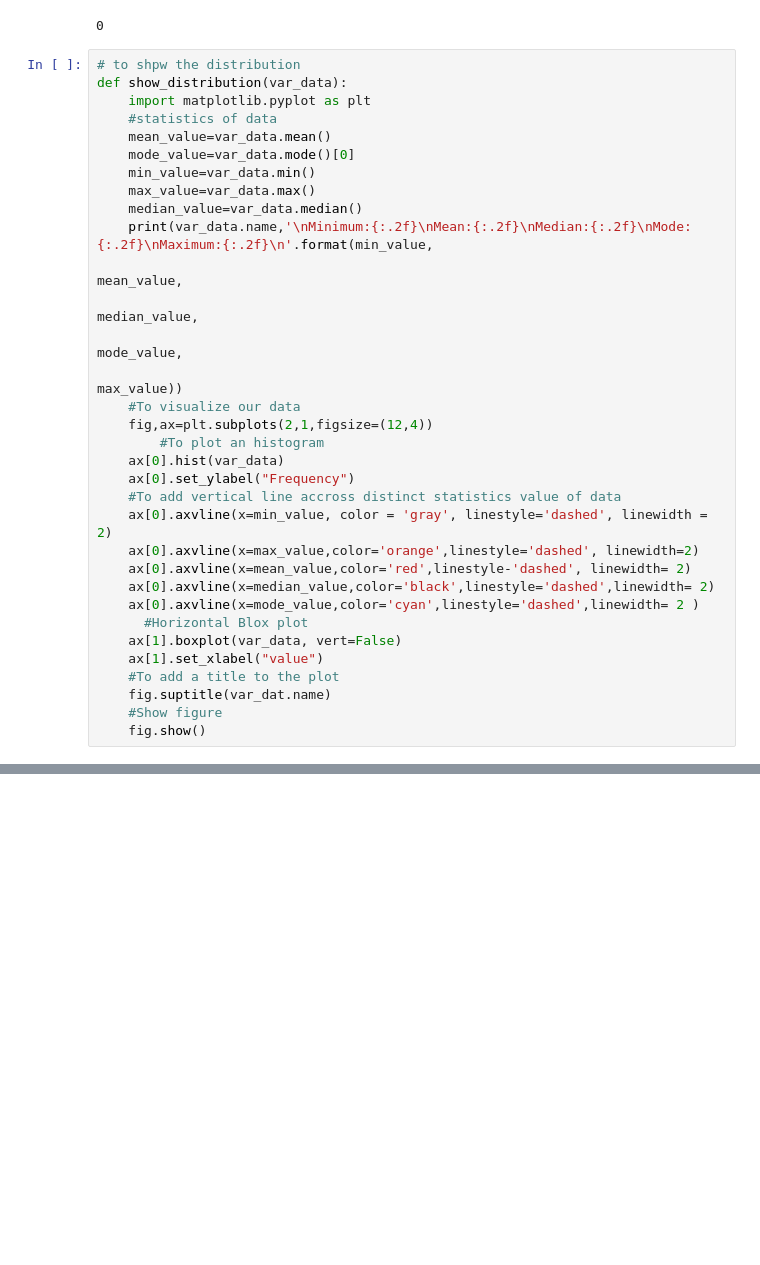
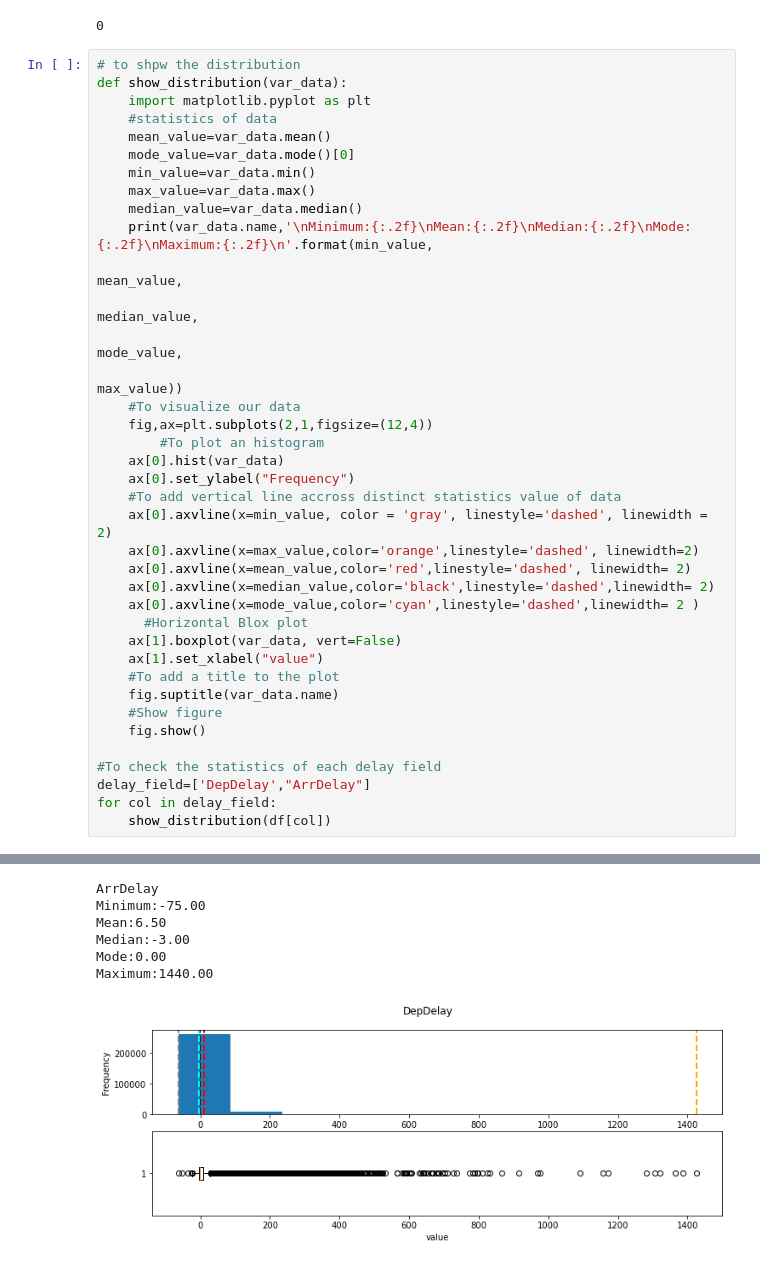
Before and after one commit to Ayorindealase/Flight-Data-Exploration, a Jupyter notebook: Flight.ipynb, the cells around one changed output, grey strips where cells are left out. Drawn from its saved outputs; the diff is of its cells as text; blank space fills up the shorter version.

```diff
--- a/Flight.ipynb
+++ b/Flight.ipynb
@@ -59,14 +59,19 @@ def show_distribution(var_data):
     #To add vertical line accross distinct statistics value of data
     ax[0].axvline(x=min_value, color = 'gray', linestyle='dashed', linewidth = 2)
     ax[0].axvline(x=max_value,color='orange',linestyle='dashed', linewidth=2)
-    ax[0].axvline(x=mean_value,color='red',linestyle-'dashed', linewidth= 2)
+    ax[0].axvline(x=mean_value,color='red',linestyle='dashed', linewidth= 2)
     ax[0].axvline(x=median_value,color='black',linestyle='dashed',linewidth= 2)
     ax[0].axvline(x=mode_value,color='cyan',linestyle='dashed',linewidth= 2 )
       #Horizontal Blox plot
     ax[1].boxplot(var_data, vert=False)
     ax[1].set_xlabel("value")
     #To add a title to the plot
-    fig.suptitle(var_dat.name)
+    fig.suptitle(var_data.name)
     #Show figure
     fig.show()
+
+#To check the statistics of each delay field
+delay_field=['DepDelay',"ArrDelay"]
+for col in delay_field:
+    show_distribution(df[col])
 # %% [output]
@@ -73,0 +84,7 @@ SyntaxError: positional argument follows keyword argument (Temp/ipykernel_12812/
+ArrDelay
+Minimum:-75.00
+Mean:6.50
+Median:-3.00
+Mode:0.00
+Maximum:1440.00
+[figure, added]
```
Also changed, not shown: parts of 8 cells of this notebook.
